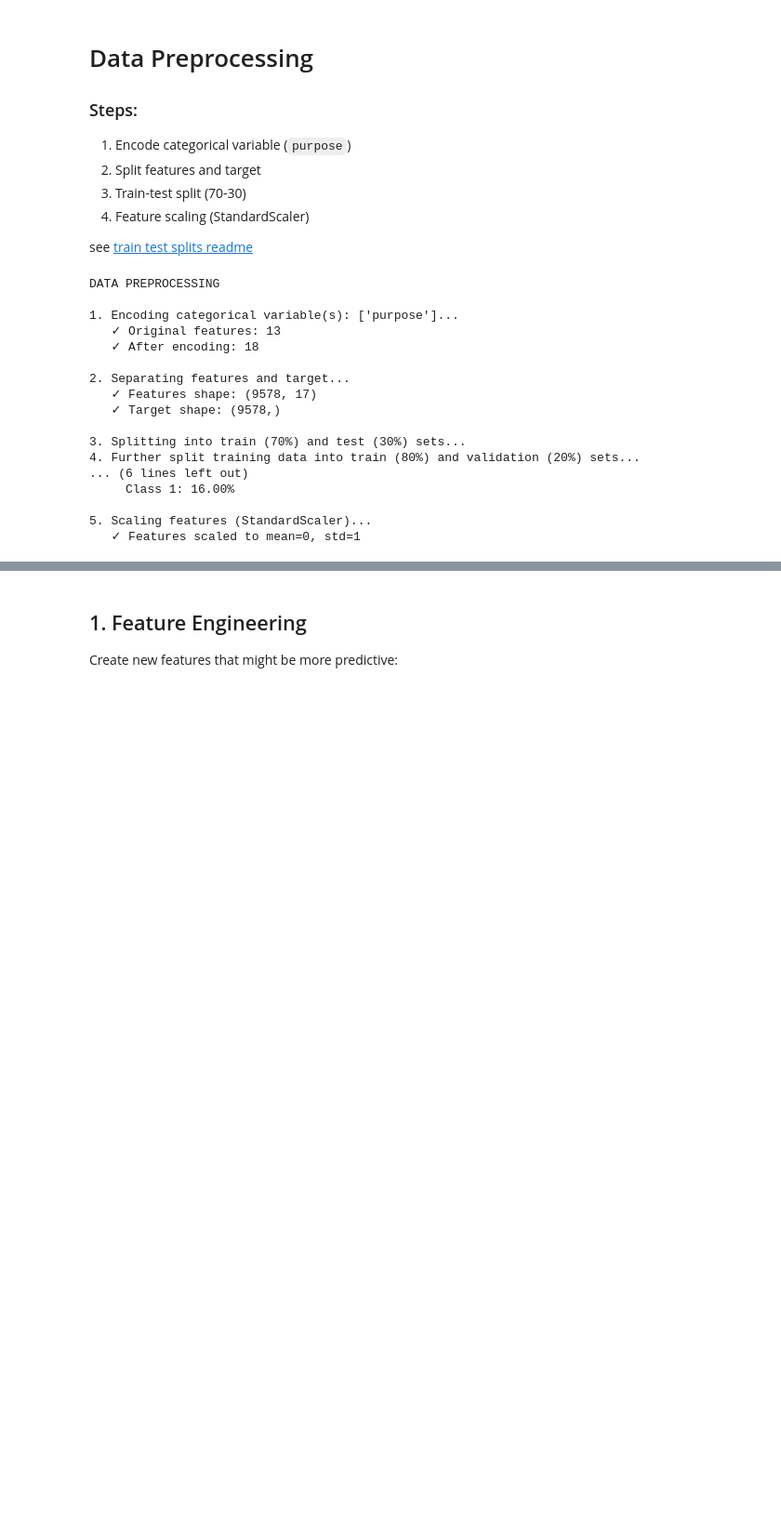
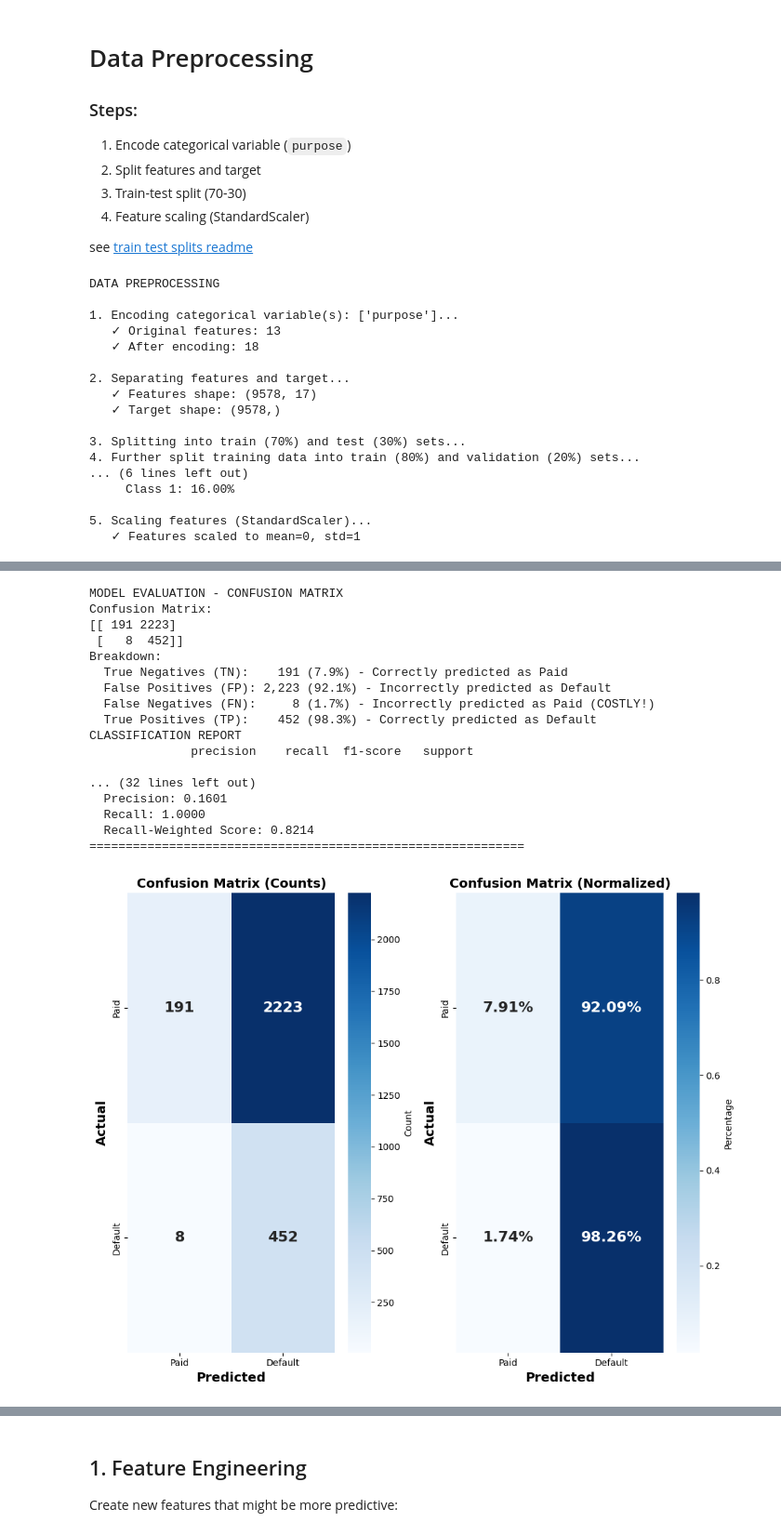
Before and after one commit to rlogwood/fs-rl-notebooks, a Jupyter notebook: assignments/unit4_deep_learning_with_tensorflow_and_keras/Unit4_CourseEndProject/LendingClubLoanDataAnalysis/LendingClubLoanDataAnalysis_v2.ipynb, the cells around one changed output, grey strips where cells are left out. Shown at 93% size. Drawn from its saved outputs; the diff is of its cells as text; code cells hidden in the pictures; blank space fills up the shorter version.

```diff
--- a/assignments/unit4_deep_learning_with_tensorflow_and_keras/Unit4_CourseEndProject/LendingClubLoanDataAnalysis/LendingClubLoanDataAnalysis_v2.ipynb
+++ b/assignments/unit4_deep_learning_with_tensorflow_and_keras/Unit4_CourseEndProject/LendingClubLoanDataAnalysis/LendingClubLoanDataAnalysis_v2.ipynb
@@ -388,7 +396,7 @@ see [train test splits readme](doc/train_test_splits_README.md)
 # %%
 #result = fe.prepare_data_for_training(df, target_col='not.fully.paid', categorical_cols=['purpose'])
 # Type hints with explicit namespace
-data: fe.PreparedData = fe.prepare_data_for_training(df, target_col='not.fully.paid')
+data: fe.PreparedData = fe.prepare_data_for_training(df, target_col=target_col)
 # %% [output]
 DATA PREPROCESSING
 
@@ -449,0 +440,14 @@ reload_lib_modules()
+# %%
+# Define model builder
+def build_model():
+    return mt.build_neural_network(
+        input_dim=data.X_train.shape[1],
+        layers=[32, 16],
+        dropout_rate=0.3,
+        learning_rate=0.001()
+    )
+
+
+# Run optimization
+#early_stop = mt.create_early_stopping(patience=5, monitor='val_f1', restore_best_weights=False)
+early_stop = mt.create_early_stopping(patience=5, monitor='val_auc', restore_best_weights=False)
@@ -459,14 +465,15 @@ comparison: mo.OptimizationComparison = mo.optimize_imbalance_strategy(
     epochs=50,
     callbacks=[early_stop],
     verbose=True,
-    model_verbosity=1
+    model_verbosity=0
 )
 
 # Get best model
+# TODO: what type should model be?
 best_model = comparison.get_best_model()
 
 # Access specific results
-best_result = comparison.results[comparison.best_strategy]
+best_result: mo.ImbalanceTrainingResult = comparison.results[comparison.best_strategy]
 best_result.summary()
 # %% [output]
 ======================================================================
@@ -595,6 +566,29 @@ Model: "sequential"
 # %%
 # Comprehensive evaluation
+model = comparison.get_best_model()
+X_test = data.X_test
+y_test = data.y_test
 results = me.evaluate_model_comprehensive(
     model, X_test, y_test,
-    class_names=['Paid', 'Default'], usr_title="Loan Default Prediction"
+    class_names=['Paid', 'Default'], usr_title="Loan Default Prediction",
+    optimize_for=mo.OptimizationMetric.RECALL_WEIGHTED
 )
+# %% [output]
+MODEL EVALUATION - CONFUSION MATRIX
+Confusion Matrix:
+[[ 191 2223]
+ [   8  452]]
+Breakdown:
+  True Negatives (TN):    191 (7.9%) - Correctly predicted as Paid
+  False Positives (FP): 2,223 (92.1%) - Incorrectly predicted as Default
+  False Negatives (FN):     8 (1.7%) - Incorrectly predicted as Paid (COSTLY!)
+  True Positives (TP):    452 (98.3%) - Correctly predicted as Default
+CLASSIFICATION REPORT
+              precision    recall  f1-score   support
+
+... (32 lines left out)
+  Precision: 0.1601
+  Recall: 1.0000
+  Recall-Weighted Score: 0.8214
+============================================================
+[figure, added]
```
Also changed, not shown: parts of 55 cells of this notebook, 5 other files.
